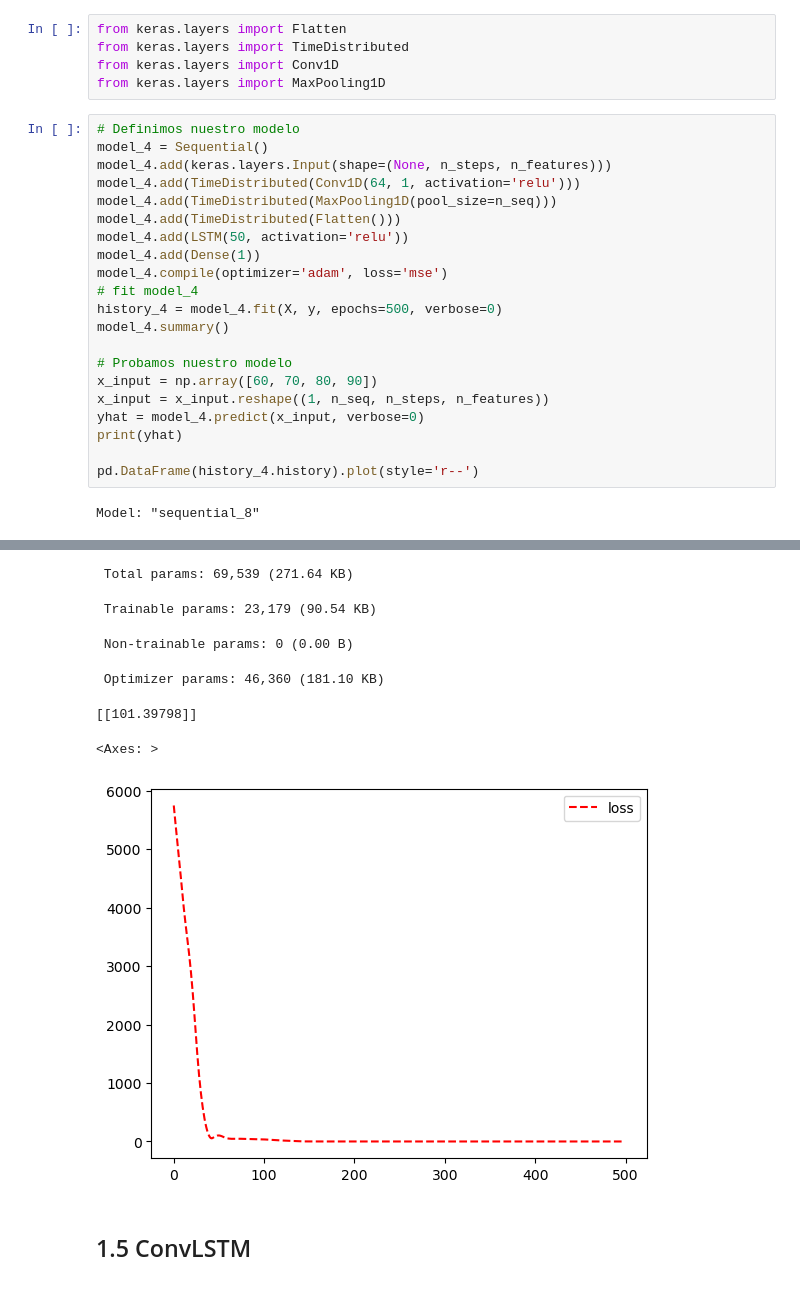
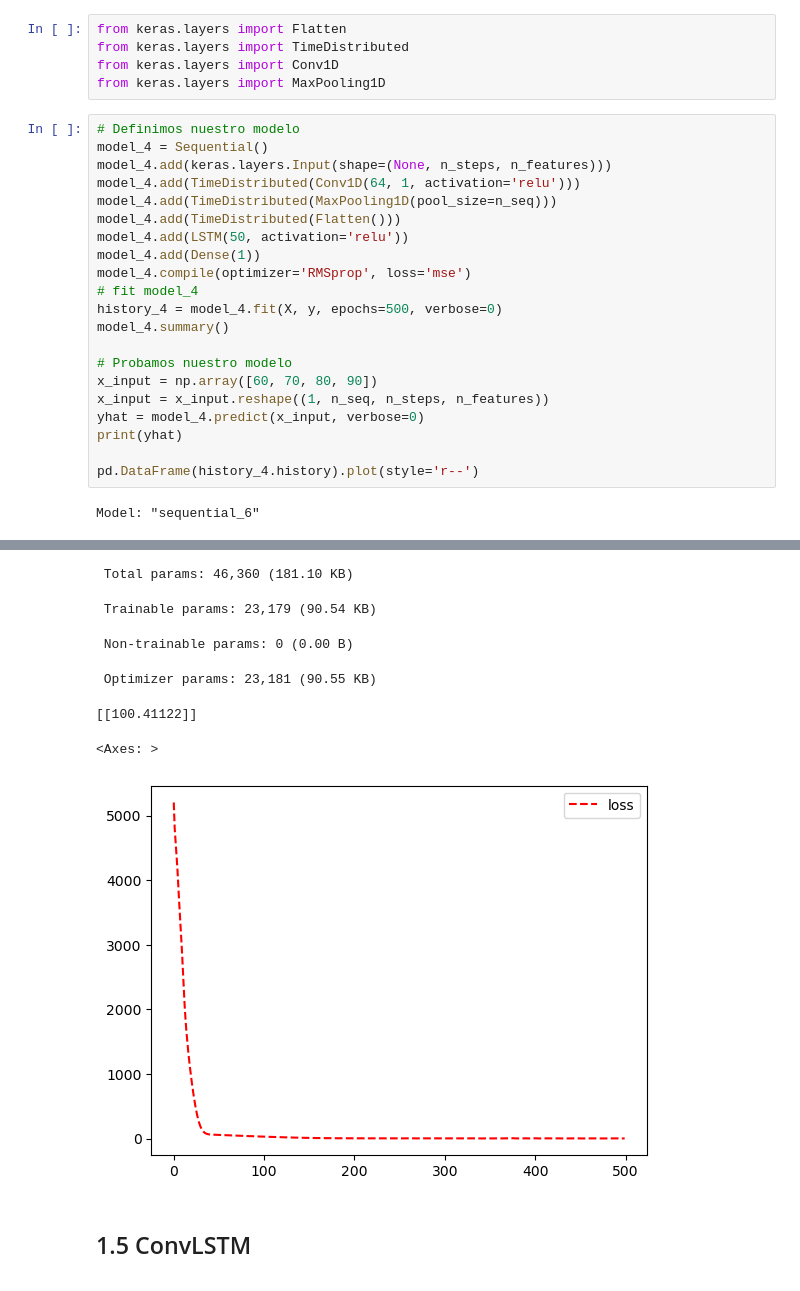
Before and after one commit to LuisFLopezA/MPST-2025-I, a Jupyter notebook: TEMA-2/Clase15_RNN.ipynb, the cells around one changed output, grey strips where cells are left out. Saved outputs shown, nothing was run; the diff lists cells and outputs as text.

```diff
--- a/TEMA-2/Clase15_RNN.ipynb
+++ b/TEMA-2/Clase15_RNN.ipynb
@@ -404,7 +405,7 @@ model_4.add(TimeDistributed(MaxPooling1D(pool_size=n_seq)))
 model_4.add(TimeDistributed(Flatten()))
 model_4.add(LSTM(50, activation='relu'))
 model_4.add(Dense(1))
-model_4.compile(optimizer='adam', loss='mse')
+model_4.compile(optimizer='RMSprop', loss='mse')
 # fit model_4
 history_4 = model_4.fit(X, y, epochs=500, verbose=0)
 model_4.summary()
@@ -417,7 +418,7 @@ print(yhat)
 
 pd.DataFrame(history_4.history).plot(style='r--')
 # %% [output]
-Model: "sequential_8"
+Model: "sequential_6"
 ┏━━━━━━━━━━━━━━━━━━━━━━━━━━━━━━━━━┳━━━━━━━━━━━━━━━━━━━━━━━━┳━━━━━━━━━━━━━━━┓
 ┃ Layer (type)                    ┃ Output Shape           ┃       Param # ┃
 ┡━━━━━━━━━━━━━━━━━━━━━━━━━━━━━━━━━╇━━━━━━━━━━━━━━━━━━━━━━━━╇━━━━━━━━━━━━━━━┩
@@ -436,11 +437,11 @@ Model: "sequential_8"
 └─────────────────────────────────┴────────────────────────┴───────────────┘
- Total params: 69,539 (271.64 KB)
+ Total params: 46,360 (181.10 KB)
  Trainable params: 23,179 (90.54 KB)
  Non-trainable params: 0 (0.00 B)
- Optimizer params: 46,360 (181.10 KB)
+ Optimizer params: 23,181 (90.55 KB)
-[[101.39798]]
+[[100.41122]]
 <Axes: >
-[figure, old version]
+[figure, new version]
 # %% [markdown]
 ## 1.5 ConvLSTM
 
```
Also changed, not shown: parts of 17 cells of this notebook, 2 other files.
